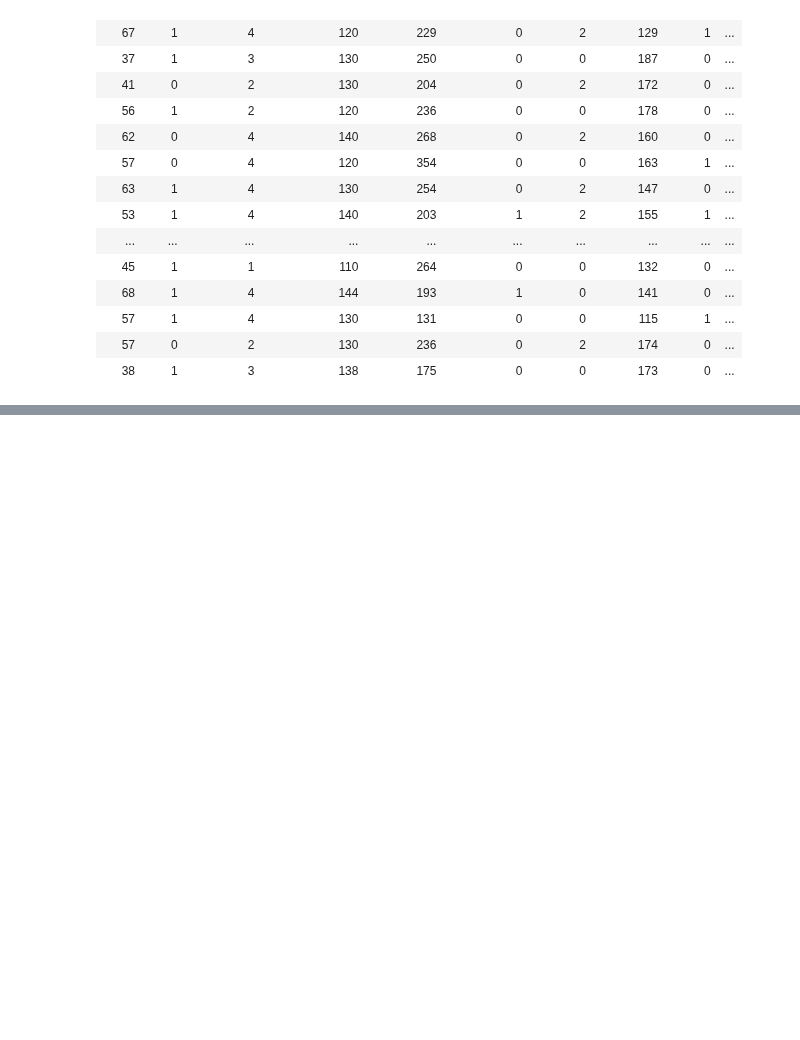
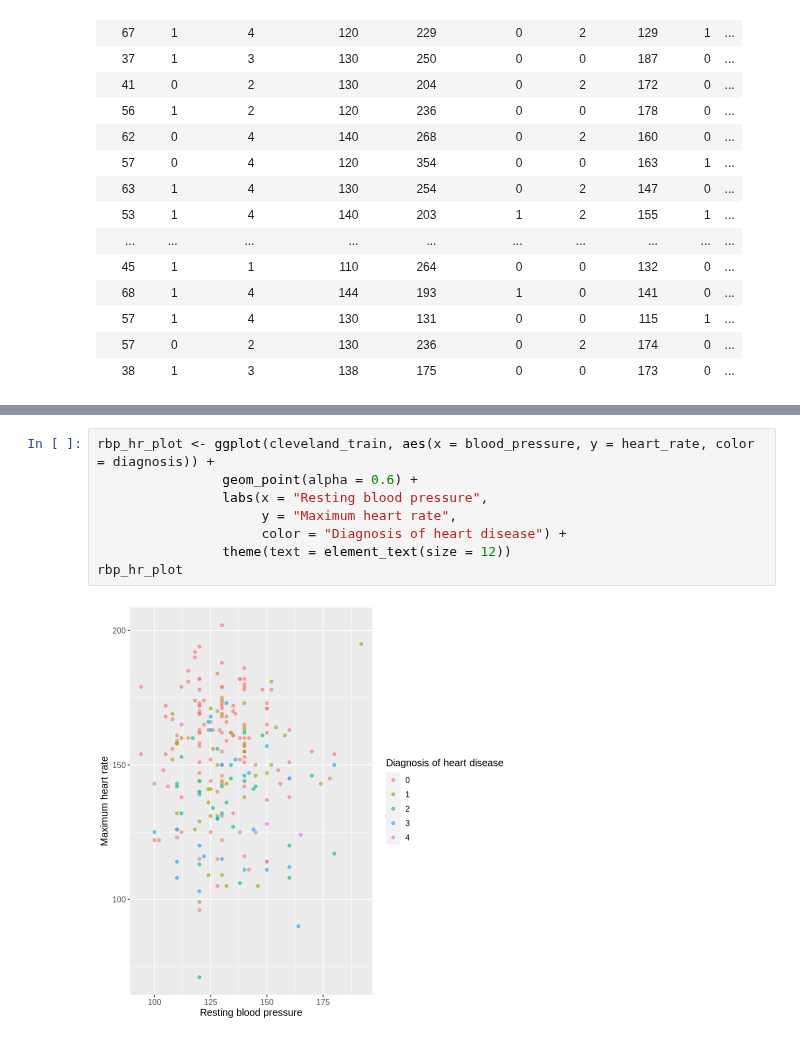
Before and after one commit to Git-Aarya/Heart-Disease-Predictor, a Jupyter notebook: project_proposal_analysis.ipynb, the cells around one changed output, grey strips where cells are left out. Saved outputs shown, nothing was run; the diff lists cells and outputs as text; blank space fills up the shorter version.

```diff
--- a/project_proposal_analysis.ipynb
+++ b/project_proposal_analysis.ipynb
@@ -69,0 +121,10 @@ heart_disease_plot
+# %%
+rbp_hr_plot <- ggplot(cleveland_train, aes(x = blood_pressure, y = heart_rate, color = diagnosis)) +
+                geom_point(alpha = 0.6) +
+                labs(x = "Resting blood pressure",
+                     y = "Maximum heart rate",
+                     color = "Diagnosis of heart disease") +
+                theme(text = element_text(size = 12))
+rbp_hr_plot
+# %% [output]
+[figure, added]
```
Also changed, not shown: parts of 5 cells of this notebook.
